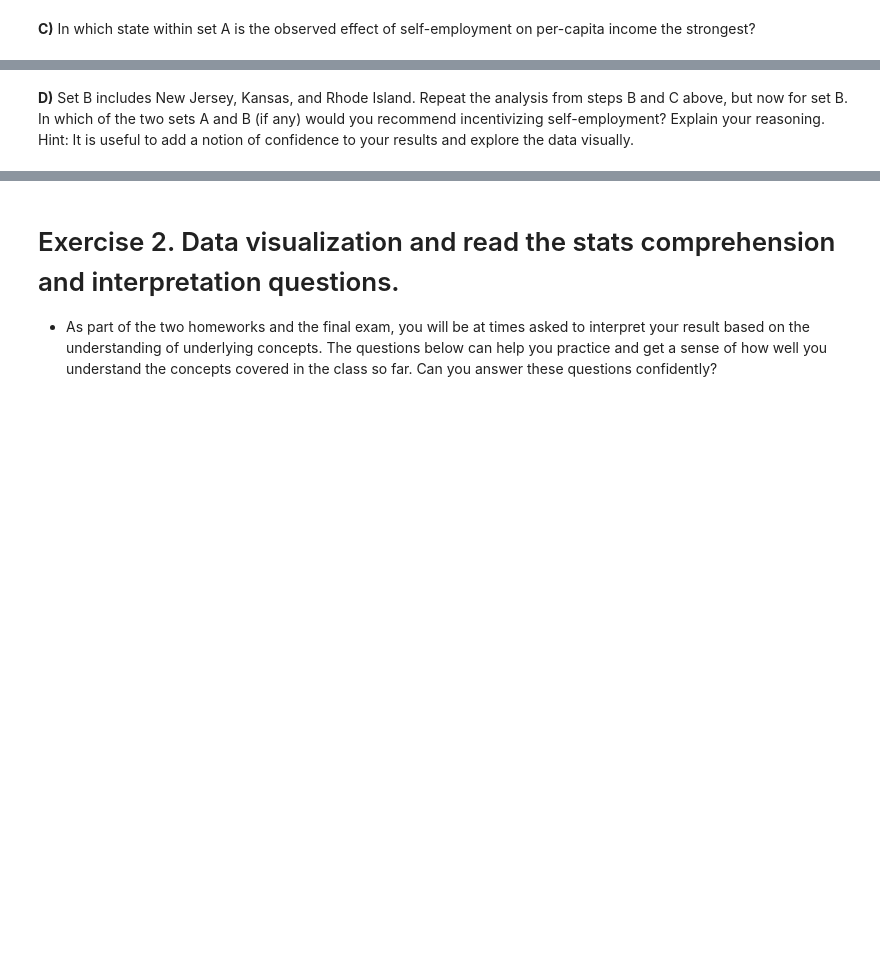
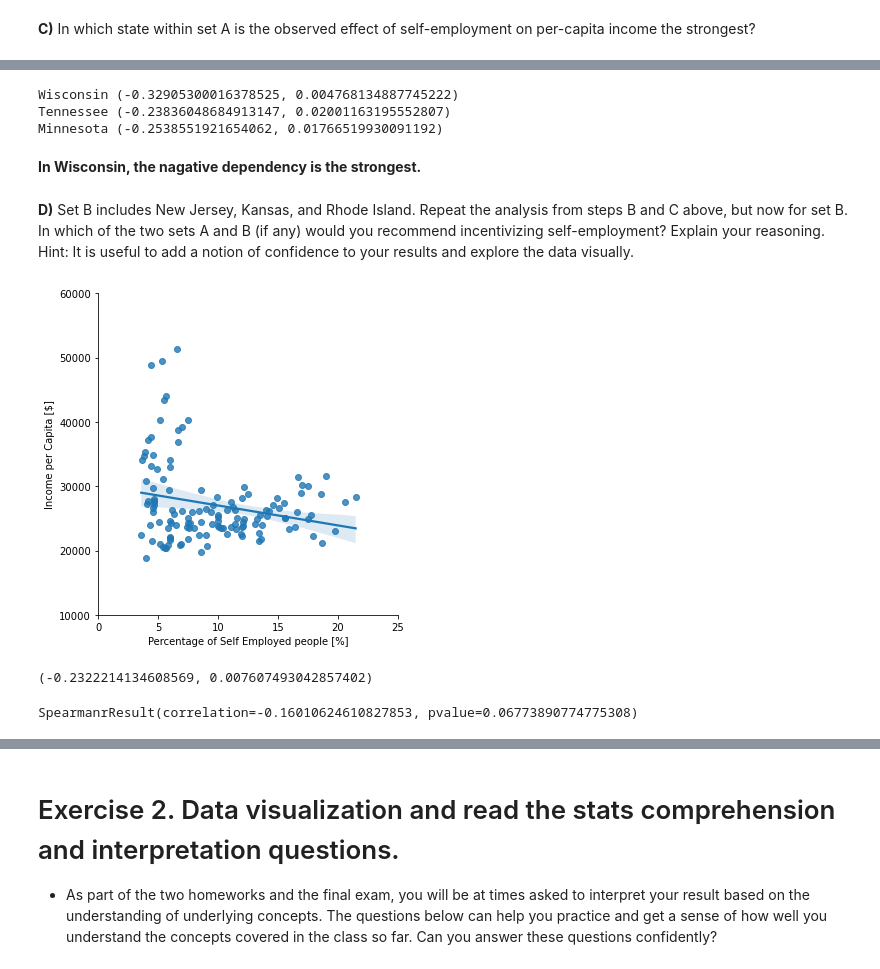
Before and after one commit to nourGhribi/2020, a Jupyter notebook: Tutorials/03 - Describing data/Describing_data_exercise.ipynb, the cells around one changed output, grey strips where cells are left out. Drawn from its saved outputs; the diff is of its cells as text; code cells hidden in the pictures; blank space fills up the shorter version.

```diff
--- a/Tutorials/03 - Describing data/Describing_data_exercise.ipynb
+++ b/Tutorials/03 - Describing data/Describing_data_exercise.ipynb
@@ -177,2 +219,16 @@ Since it is unethical and impossible in this setting to run a controlled experim
+# %%
+Wisconsin_per_capita_self_empl = setAdf.query("State == 'Wisconsin'")
+Tennessee_per_capita_self_empl = setAdf.query("State == 'Tennessee'")
+Minnesota_per_capita_self_empl = setAdf.query("State == 'Minnesota'")
+
+print("Wisconsin",stats.pearsonr(Wisconsin_per_capita_self_empl['SelfEmployed'],Wisconsin_per_capita_self_empl['IncomePerCap']))
+print("Tennessee",stats.pearsonr(Tennessee_per_capita_self_empl['SelfEmployed'],Tennessee_per_capita_self_empl['IncomePerCap']))
+print("Minnesota",stats.pearsonr(Minnesota_per_capita_self_empl['SelfEmployed'],Minnesota_per_capita_self_empl['IncomePerCap']))
+# %% [output]
+Wisconsin (-0.32905300016378525, 0.004768134887745222)
+Tennessee (-0.23836048684913147, 0.02001163195552807)
+Minnesota (-0.2538551921654062, 0.01766519930091192)
+# %% [markdown]
+**In Wisconsin, the nagative dependency is the strongest.**
 # %% [markdown]
 **D)** Set B includes New Jersey, Kansas, and Rhode Island. Repeat the analysis from steps B and C above, but now for set B. In which of the two sets A and B (if any) would you recommend incentivizing self-employment? Explain your reasoning. Hint: It is useful to add a notion of confidence to your results and explore the data visually.
@@ -180,0 +235,24 @@ Since it is unethical and impossible in this setting to run a controlled experim
+# %%
+setB = ['New Jersey', 'Kansas', 'Rhode Island']
+setBdf = df.query("State == 'New Jersey' | \
+                    State == 'Kansas' | \
+                    State == 'Rhode Island' ")
+# %%
+per_capita_self_empl_setB = setBdf[['State','IncomePerCap', 'SelfEmployed']]
+
+sns.lmplot(x='SelfEmployed',y='IncomePerCap', data=per_capita_self_empl_setB)
+plt.xlabel("Percentage of Self Employed people [%]")
+plt.ylabel("Income per Capita [$]")
+plt.ylim([10000,60000])
+plt.xlim([0,25])
+plt.show()
+# %% [output]
+[figure, added]
+# %%
+stats.pearsonr(setBdf['SelfEmployed'],setBdf['IncomePerCap'])
+# %% [output]
+(-0.2322214134608569, 0.007607493042857402)
+# %%
+stats.spearmanr(setBdf['SelfEmployed'],setBdf['IncomePerCap'])
+# %% [output]
+SpearmanrResult(correlation=-0.16010624610827853, pvalue=0.06773890774775308)
```
Also changed, not shown: parts of 39 cells of this notebook.
